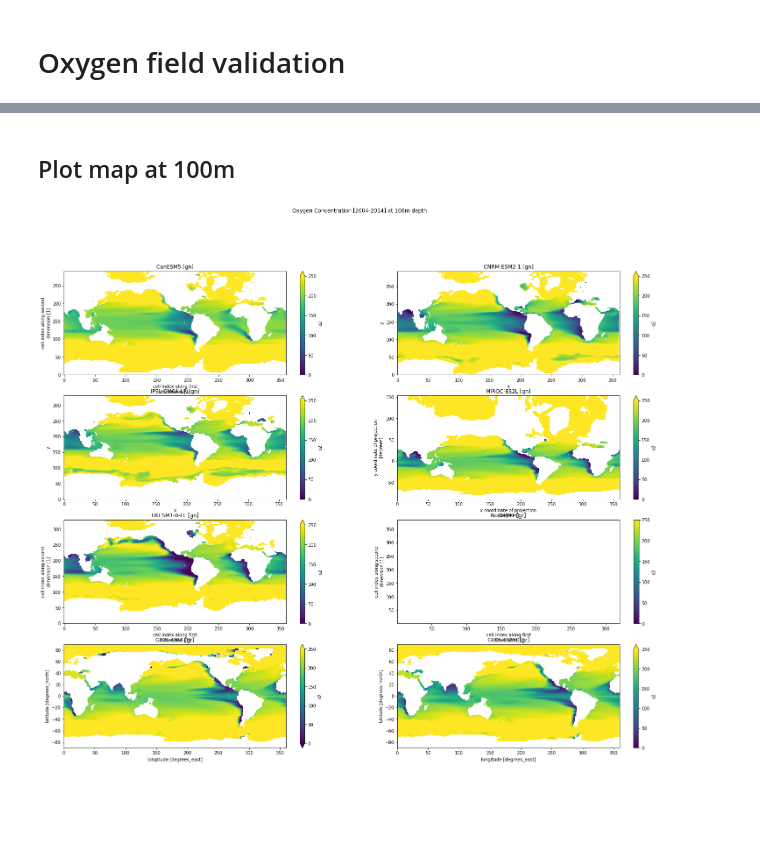
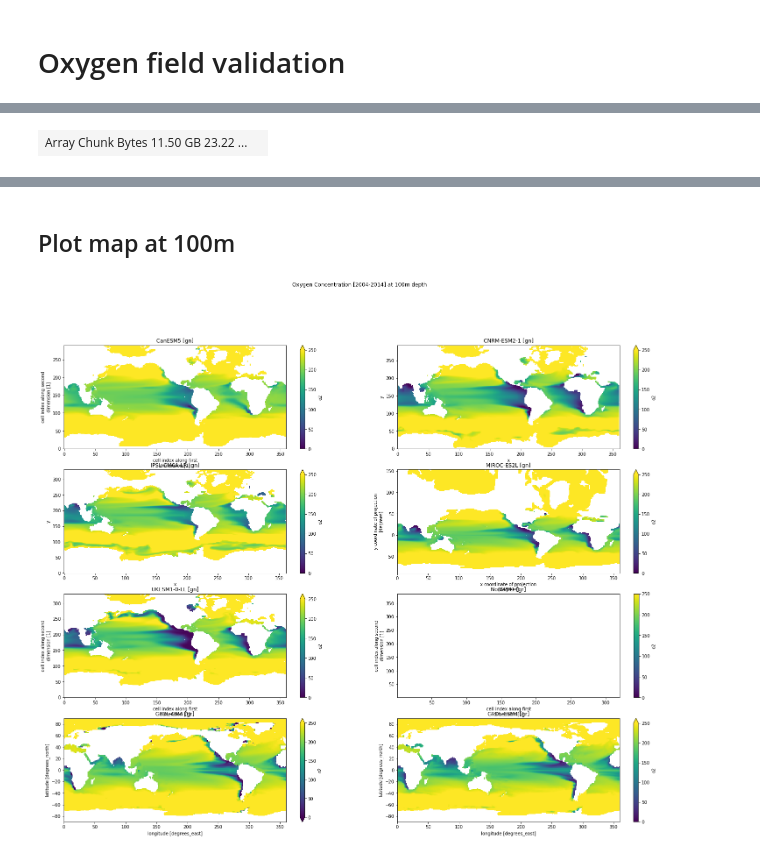
Before and after one commit to mara-freilich/cmip6hack-ocean-bgc, a Jupyter notebook: notebooks/jbusecke_o2_validation.ipynb, the cells around one changed output, grey strips where cells are left out. Saved outputs shown, nothing was run; the diff lists cells and outputs as text; code cells hidden in the pictures; blank space fills up the shorter version.

```diff
--- a/notebooks/jbusecke_o2_validation.ipynb
+++ b/notebooks/jbusecke_o2_validation.ipynb
@@ -40,3 +46,7 @@ def promote_empty_dims(ds):
         if di not in ds.coords:
             ds.coords[di] = ds[di]
     return ds
+# %%
+data_dict_clean_raw['CMIP.MIROC.MIROC-ES2L.historical.Oyr.gn'].o2.data
+# %% [output]
+| Array Chunk Bytes 11.50 GB 23.22 ... |  |
```
Also changed, not shown: parts of 19 cells of this notebook.
